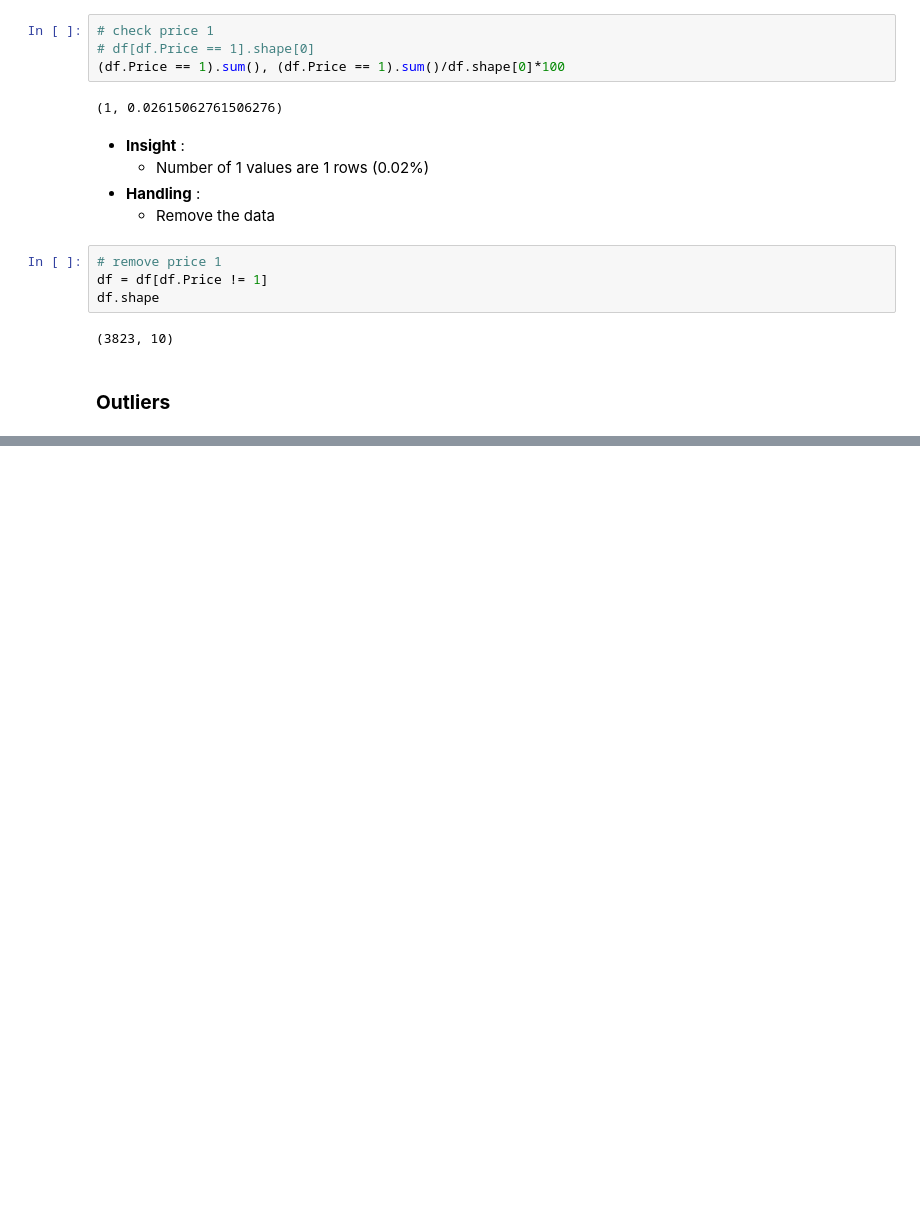
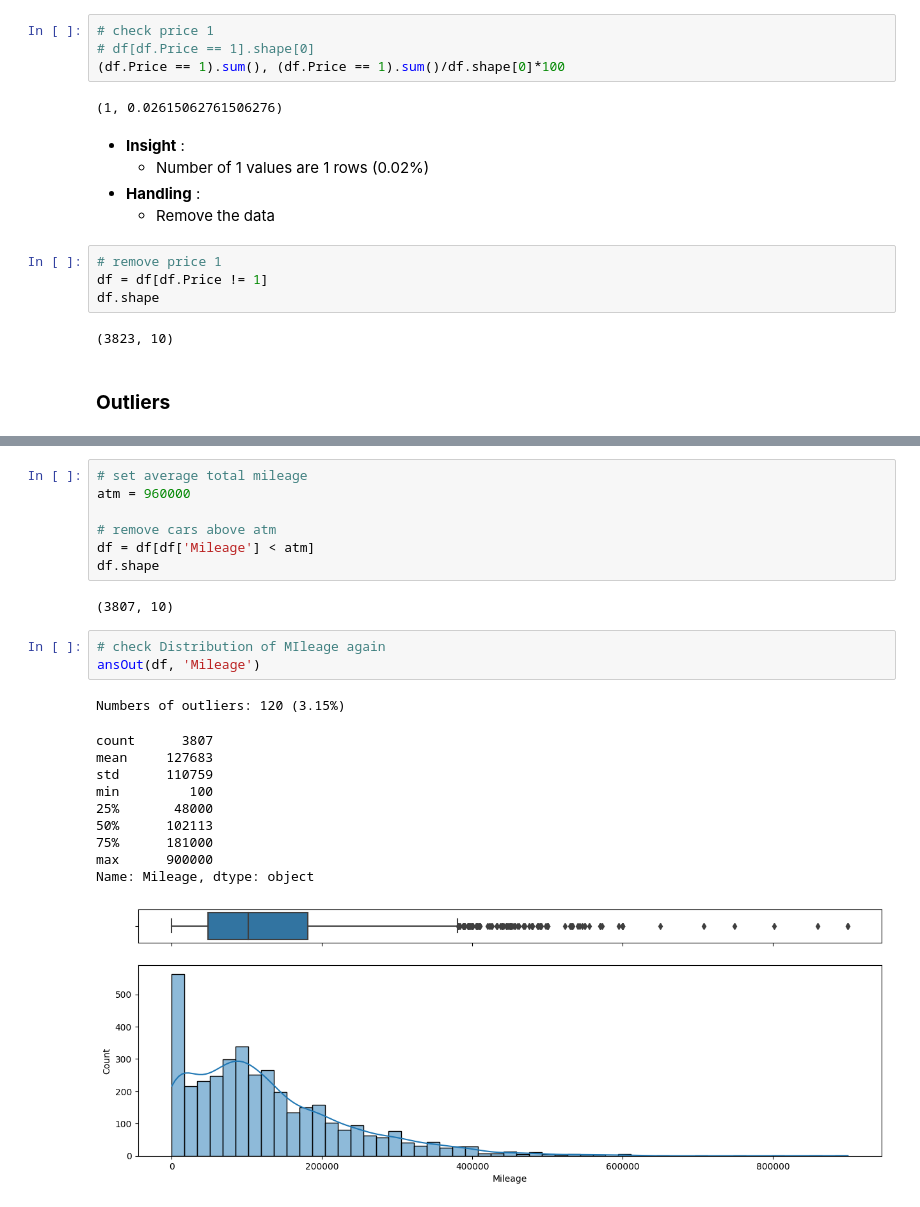
Before and after one commit to aridiawan/Used-Cars-Price-Prediction, a Jupyter notebook: notebook/1.0-data-preparation.ipynb, the cells around one changed output, grey strips where cells are left out. Cells and saved outputs as stored; diff of their text form; blank space fills up the shorter version.

```diff
--- a/notebook/1.0-data-preparation.ipynb
+++ b/notebook/1.0-data-preparation.ipynb
@@ -326,0 +344,24 @@ pd.DataFrame({
+# %%
+# set average total mileage
+atm = 960000
+
+# remove cars above atm
+df = df[df['Mileage'] < atm]
+df.shape
+# %% [output]
+(3807, 10)
+# %%
+# check Distribution of MIleage again
+ansOut(df, 'Mileage')
+# %% [output]
+Numbers of outliers: 120 (3.15%)
+count      3807
+mean     127683
+std      110759
+min         100
+25%       48000
+50%      102113
+75%      181000
+max      900000
+Name: Mileage, dtype: object
+[figure, added]
```
Also changed, not shown: parts of 8 cells of this notebook, 1 other file.
